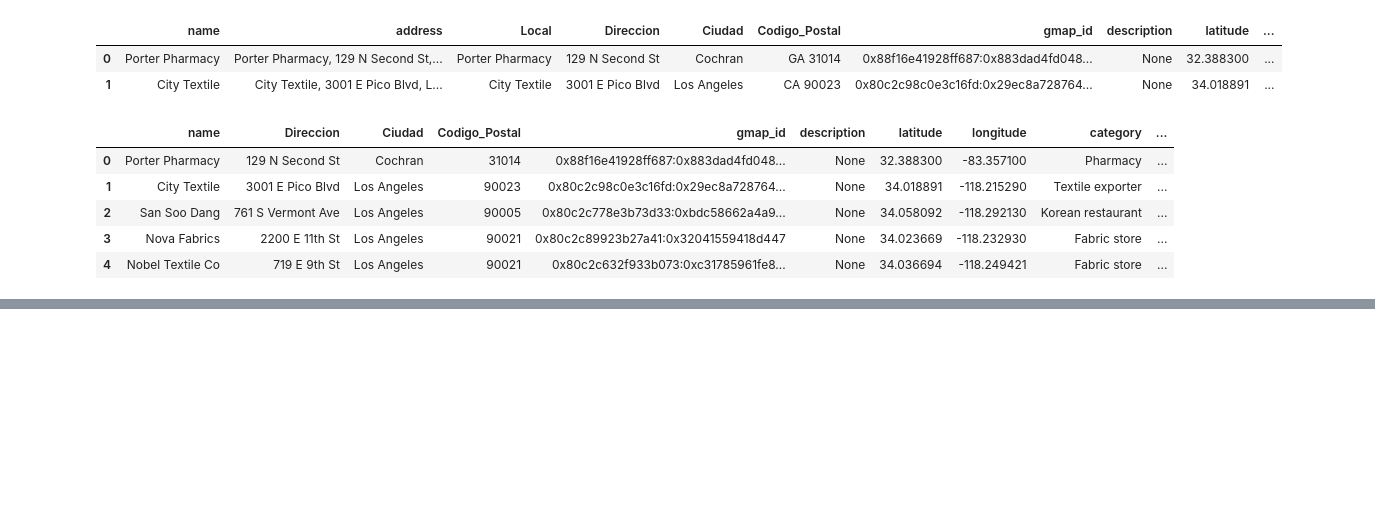
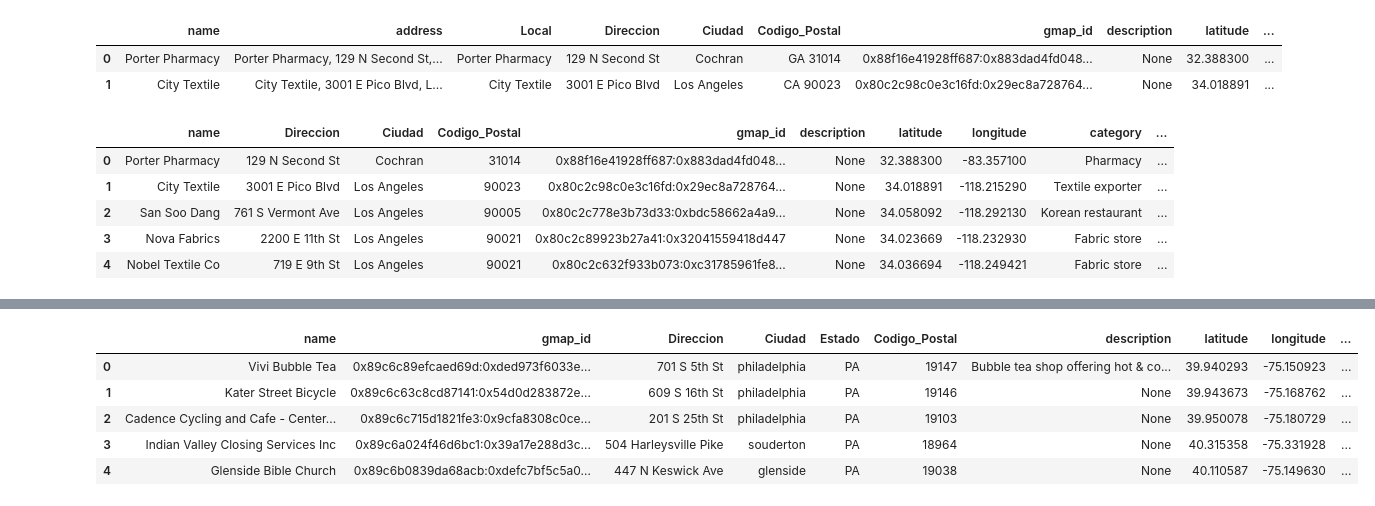
Before and after one commit to litcoininvestorbros/Henry_PF, a Jupyter notebook: notebooks/ETL/etl_metadata_google.ipynb, the cells around one changed output, grey strips where cells are left out. Cells and saved outputs as stored; diff of their text form; code cells hidden in the pictures; blank space fills up the shorter version.

```diff
--- a/notebooks/ETL/etl_metadata_google.ipynb
+++ b/notebooks/ETL/etl_metadata_google.ipynb
@@ -65,0 +152,15 @@ df_nuevo.head(5)
+# %%
+# Eliminar duplicados de la columna 'gmap_id'
+df_sin_duplicados = df_filtrado2.drop_duplicates(subset=['gmap_id'])
+
+# Resetear el índice del DataFrame resultante
+df_sin_duplicados.reset_index(drop=True, inplace=True)
+# %%
+df_sin_duplicados.head(5)
+# %% [output]
+|  | name | gmap_id | Direccion | Ciudad | Estado | Codigo_Postal | description | latitude | longitude | ... |
+| 0 | Vivi Bubble Tea | 0x89c6c89efcaed69d:0xded973f6033e... | 701 S 5th St | philadelphia | PA | 19147 | Bubble tea shop offering hot & co... | 39.940293 | -75.150923 | ... |
+| 1 | Kater Street Bicycle | 0x89c6c63c8cd87141:0x54d0d283872e... | 609 S 16th St | philadelphia | PA | 19146 | None | 39.943673 | -75.168762 | ... |
+| 2 | Cadence Cycling and Cafe - Center... | 0x89c6c715d1821fe3:0x9cfa8308c0ce... | 201 S 25th St | philadelphia | PA | 19103 | None | 39.950078 | -75.180729 | ... |
+| 3 | Indian Valley Closing Services Inc | 0x89c6a024f46d6bc1:0x39a17e288d3c... | 504 Harleysville Pike | souderton | PA | 18964 | None | 40.315358 | -75.331928 | ... |
+| 4 | Glenside Bible Church | 0x89c6b0839da68acb:0xdefc7bf5c5a0... | 447 N Keswick Ave | glenside | PA | 19038 | None | 40.110587 | -75.149630 | ... |
```
Also changed, not shown: parts of 22 cells of this notebook, 2 other files.
